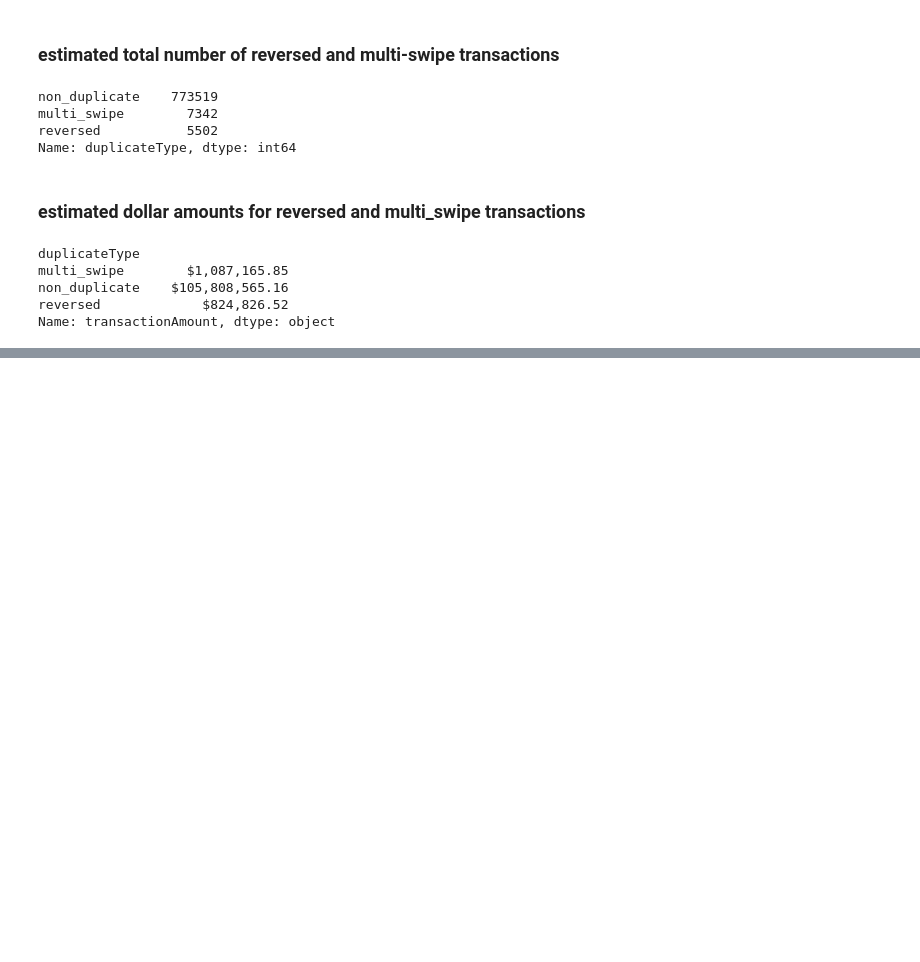
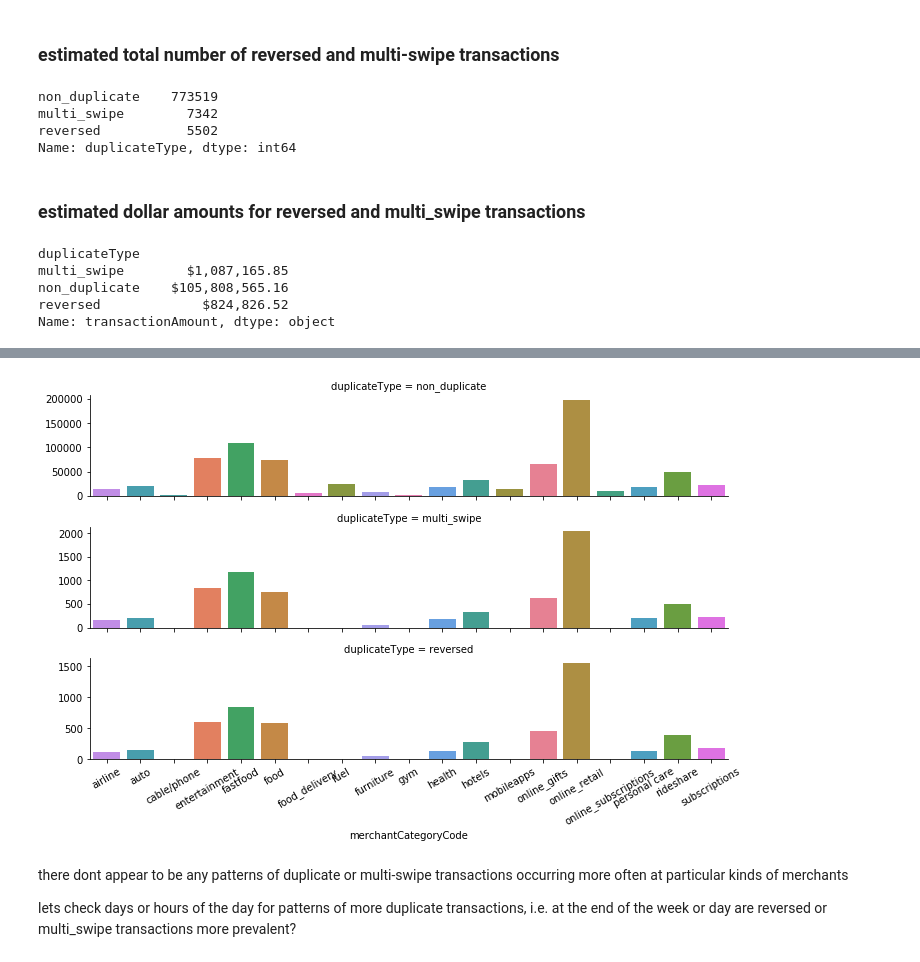
Before and after one commit to shanomax/DS, a Jupyter notebook: CapitalOne_DataScienceChallenge_ShaneCampbell.ipynb, the cells around one changed output, grey strips where cells are left out. Drawn from its saved outputs; the diff is of its cells as text; code cells hidden in the pictures; blank space fills up the shorter version.

```diff
--- a/CapitalOne_DataScienceChallenge_ShaneCampbell.ipynb
+++ b/CapitalOne_DataScienceChallenge_ShaneCampbell.ipynb
@@ -405,0 +431,13 @@ Name: transactionAmount, dtype: object
+# %%
+merchCatlist = list(trnz3.merchantCategoryCode.unique())
+merchCatlist.sort()
+# %%
+dup_merch = sns.FacetGrid(data = trnz3, row = 'duplicateType', hue = 'merchantCategoryCode', sharey = False, height = 2, aspect = 5)
+dup_merch = dup_merch.map(sns.countplot, 'merchantCategoryCode', orient = "v", order = merchCatlist);
+plt.xticks(rotation = 30);
+# %% [output]
+[figure, added]
+# %% [markdown]
+there dont appear to be any patterns of duplicate or multi-swipe transactions occurring more often at particular kinds of merchants
+
+lets check days or hours of the day for patterns of more duplicate transactions, i.e. at the end of the week or day are reversed or multi_swipe transactions more prevalent?
```
Also changed, not shown: parts of 47 cells of this notebook.
